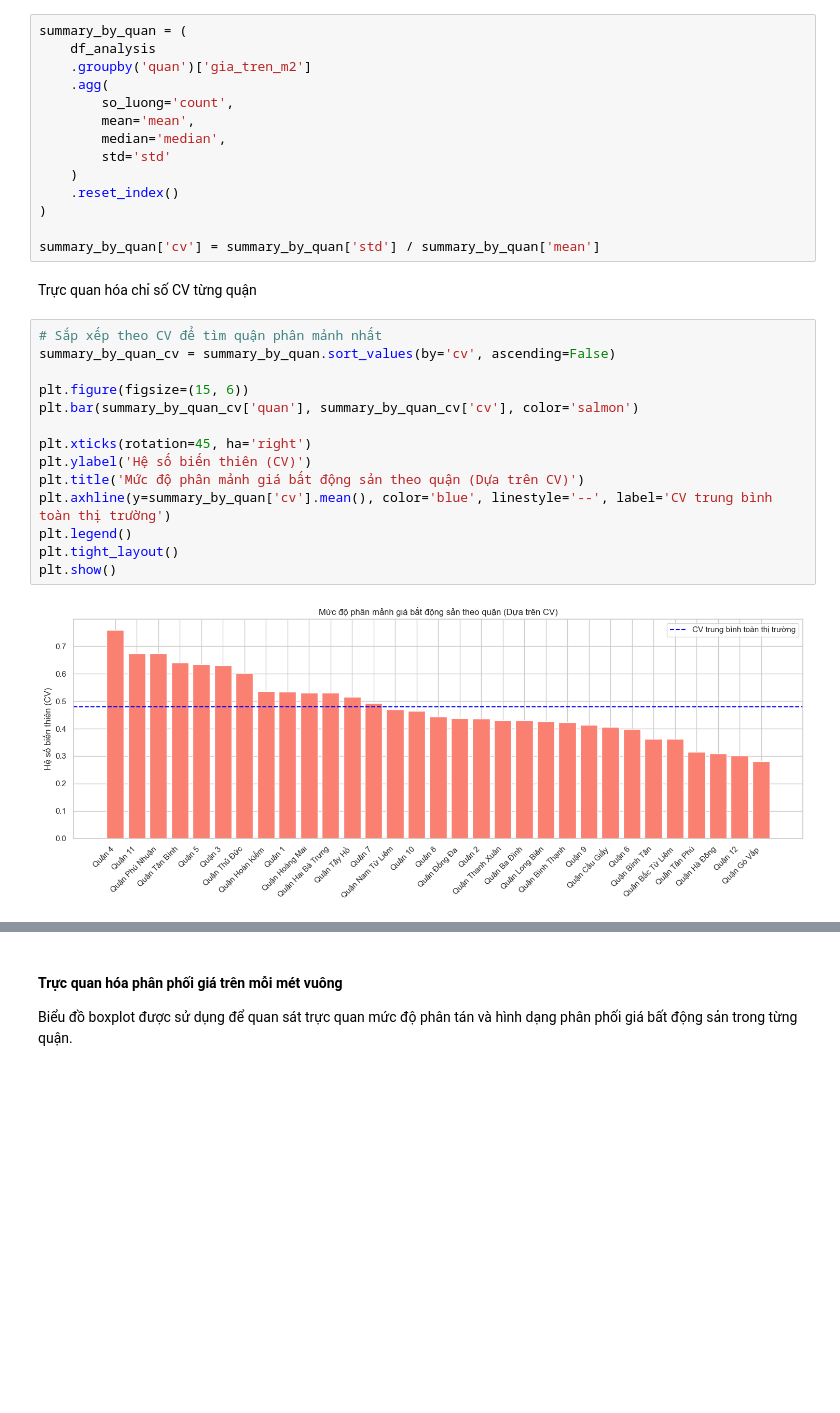
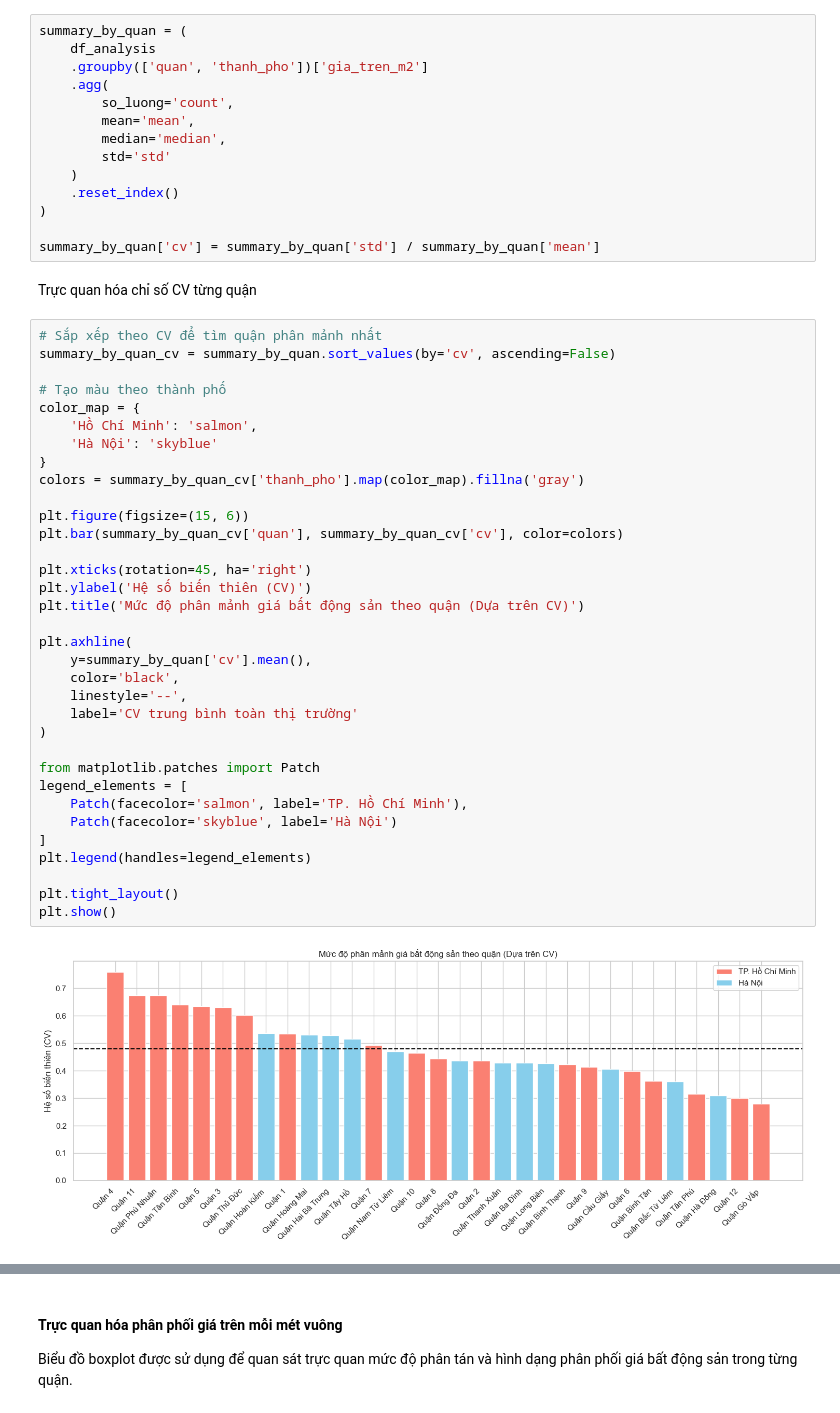
Before and after one commit to Thuongcdv123/Project-Intro-DS, a Jupyter notebook: eda/eda.ipynb, the cells around one changed output, grey strips where cells are left out. Drawn from its saved outputs; the diff is of its cells as text; blank space fills up the shorter version.

```diff
--- a/eda/eda.ipynb
+++ b/eda/eda.ipynb
@@ -305,7 +311,7 @@ CV giúp loại bỏ yếu tố "mặt bằng giá". Ví dụ: Quận 1 có đ
 # %%
 summary_by_quan = (
     df_analysis
-    .groupby('quan')['gia_tren_m2']
+    .groupby(['quan', 'thanh_pho'])['gia_tren_m2']
     .agg(
         so_luong='count',
         mean='mean',
@@ -321,18 +327,38 @@ Trực quan hóa chỉ số CV từng quận
 # %%
 # Sắp xếp theo CV để tìm quận phân mảnh nhất
 summary_by_quan_cv = summary_by_quan.sort_values(by='cv', ascending=False)
 
+# Tạo màu theo thành phố
+color_map = {
+    'Hồ Chí Minh': 'salmon',
+    'Hà Nội': 'skyblue'
+}
+colors = summary_by_quan_cv['thanh_pho'].map(color_map).fillna('gray')
+
 plt.figure(figsize=(15, 6))
-plt.bar(summary_by_quan_cv['quan'], summary_by_quan_cv['cv'], color='salmon')
+plt.bar(summary_by_quan_cv['quan'], summary_by_quan_cv['cv'], color=colors)
 
 plt.xticks(rotation=45, ha='right')
 plt.ylabel('Hệ số biến thiên (CV)')
 plt.title('Mức độ phân mảnh giá bất động sản theo quận (Dựa trên CV)')
-plt.axhline(y=summary_by_quan['cv'].mean(), color='blue', linestyle='--', label='CV trung bình toàn thị trường')
-plt.legend()
+
+plt.axhline(
+    y=summary_by_quan['cv'].mean(),
+    color='black',
+    linestyle='--',
+    label='CV trung bình toàn thị trường'
+)
+
+from matplotlib.patches import Patch
+legend_elements = [
+    Patch(facecolor='salmon', label='TP. Hồ Chí Minh'),
+    Patch(facecolor='skyblue', label='Hà Nội')
+]
+plt.legend(handles=legend_elements)
+
 plt.tight_layout()
 plt.show()
 # %% [output]
-[figure, old version]
+[figure, new version]
 # %% [markdown]
 #### Nhận xét
```
Also changed, not shown: parts of 13 cells of this notebook.
